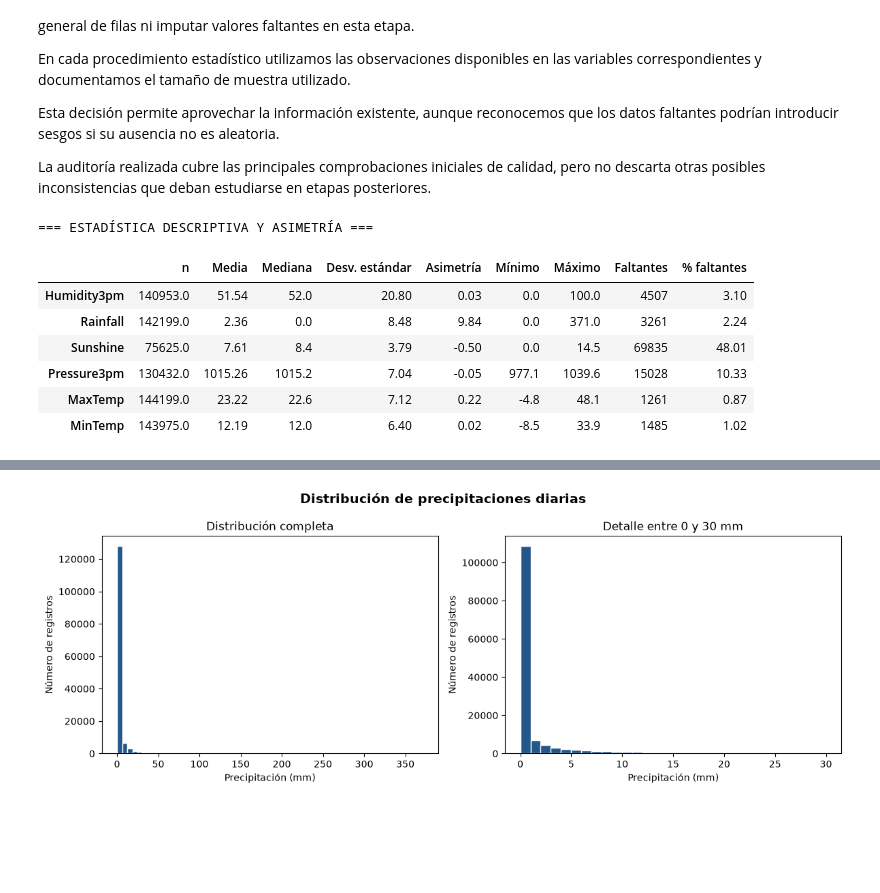
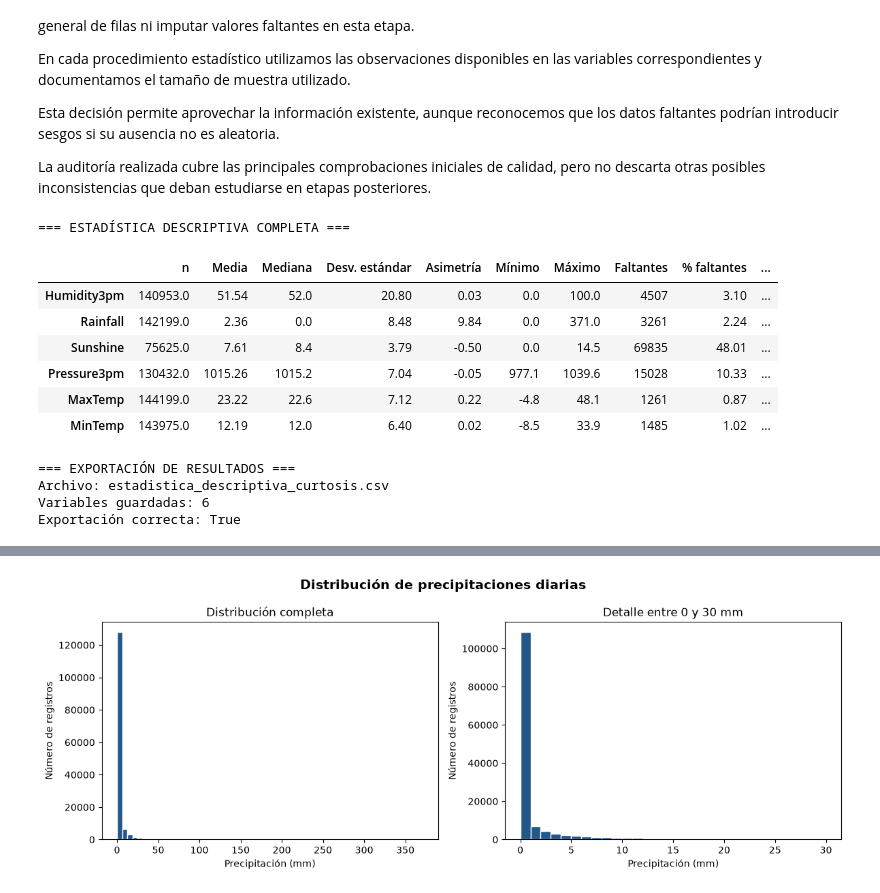
Before and after one commit to BenjaArayaM/Proyecto-Lluvias-Australia-Grupo7, a Jupyter notebook: notebooks/02_sumativa1_analisis.ipynb, the cells around one changed output, grey strips where cells are left out. Cells and saved outputs as stored; diff of their text form; code cells hidden in the pictures; blank space fills up the shorter version.

```diff
--- a/notebooks/02_sumativa1_analisis.ipynb
+++ b/notebooks/02_sumativa1_analisis.ipynb
@@ -274,39 +274,66 @@ tabla_descriptiva = df[variables].agg([
     "std",
     "skew",
     "min",
     "max"
 ]).T
 
 # Identificar valores faltantes por variable
 tabla_descriptiva["Faltantes"] = (
     df[variables].isna().sum()
 )
 
 tabla_descriptiva["% faltantes"] = (
     df[variables].isna().mean() * 100
 )
 
 # Renombrar las columnas
 tabla_descriptiva = tabla_descriptiva.rename(
     columns={
         "count": "n",
         "mean": "Media",
         "median": "Mediana",
         "std": "Desv. estándar",
         "skew": "Asimetría",
         "min": "Mínimo",
         "max": "Máximo"
     }
 )
 
-print("=== ESTADÍSTICA DESCRIPTIVA Y ASIMETRÍA ===")
+
+# Incorporar curtosis en exceso a la tabla principal
+tabla_descriptiva["Curtosis (exceso)"] = df[variables].kurt()
+
+print("=== ESTADÍSTICA DESCRIPTIVA COMPLETA ===")
 display(tabla_descriptiva.round(2))
+
+# Guardar tabla descriptiva con curtosis
+from pathlib import Path
+
+carpeta_tablas = Path("../results/02_sumativa1/tables")
+carpeta_tablas.mkdir(parents=True, exist_ok=True)
+
+archivo = carpeta_tablas / "estadistica_descriptiva_curtosis.csv"
+
+tabla_descriptiva.to_csv(
+    archivo,
+    index_label="Variable",
+    encoding="utf-8-sig"
+)
+
+print("\n=== EXPORTACIÓN DE RESULTADOS ===")
+print("Archivo:", archivo.name)
+print("Variables guardadas:", len(tabla_descriptiva))
+print("Exportación correcta:", archivo.is_file())
 # %% [output]
-=== ESTADÍSTICA DESCRIPTIVA Y ASIMETRÍA ===
+=== ESTADÍSTICA DESCRIPTIVA COMPLETA ===
-|  | n | Media | Mediana | Desv. estándar | Asimetría | Mínimo | Máximo | Faltantes | % faltantes |
-| Humidity3pm | 140953.0 | 51.54 | 52.0 | 20.80 | 0.03 | 0.0 | 100.0 | 4507 | 3.10 |
-| Rainfall | 142199.0 | 2.36 | 0.0 | 8.48 | 9.84 | 0.0 | 371.0 | 3261 | 2.24 |
-| Sunshine | 75625.0 | 7.61 | 8.4 | 3.79 | -0.50 | 0.0 | 14.5 | 69835 | 48.01 |
-| Pressure3pm | 130432.0 | 1015.26 | 1015.2 | 7.04 | -0.05 | 977.1 | 1039.6 | 15028 | 10.33 |
-| MaxTemp | 144199.0 | 23.22 | 22.6 | 7.12 | 0.22 | -4.8 | 48.1 | 1261 | 0.87 |
-| MinTemp | 143975.0 | 12.19 | 12.0 | 6.40 | 0.02 | -8.5 | 33.9 | 1485 | 1.02 |
+|  | n | Media | Mediana | Desv. estándar | Asimetría | Mínimo | Máximo | Faltantes | % faltantes | ... |
+| Humidity3pm | 140953.0 | 51.54 | 52.0 | 20.80 | 0.03 | 0.0 | 100.0 | 4507 | 3.10 | ... |
+| Rainfall | 142199.0 | 2.36 | 0.0 | 8.48 | 9.84 | 0.0 | 371.0 | 3261 | 2.24 | ... |
+| Sunshine | 75625.0 | 7.61 | 8.4 | 3.79 | -0.50 | 0.0 | 14.5 | 69835 | 48.01 | ... |
+| Pressure3pm | 130432.0 | 1015.26 | 1015.2 | 7.04 | -0.05 | 977.1 | 1039.6 | 15028 | 10.33 | ... |
+| MaxTemp | 144199.0 | 23.22 | 22.6 | 7.12 | 0.22 | -4.8 | 48.1 | 1261 | 0.87 | ... |
+| MinTemp | 143975.0 | 12.19 | 12.0 | 6.40 | 0.02 | -8.5 | 33.9 | 1485 | 1.02 | ... |
+=== EXPORTACIÓN DE RESULTADOS ===
+Archivo: estadistica_descriptiva_curtosis.csv
+Variables guardadas: 6
+Exportación correcta: True
```
Also changed, not shown: parts of 4 cells of this notebook, 3 other files.
